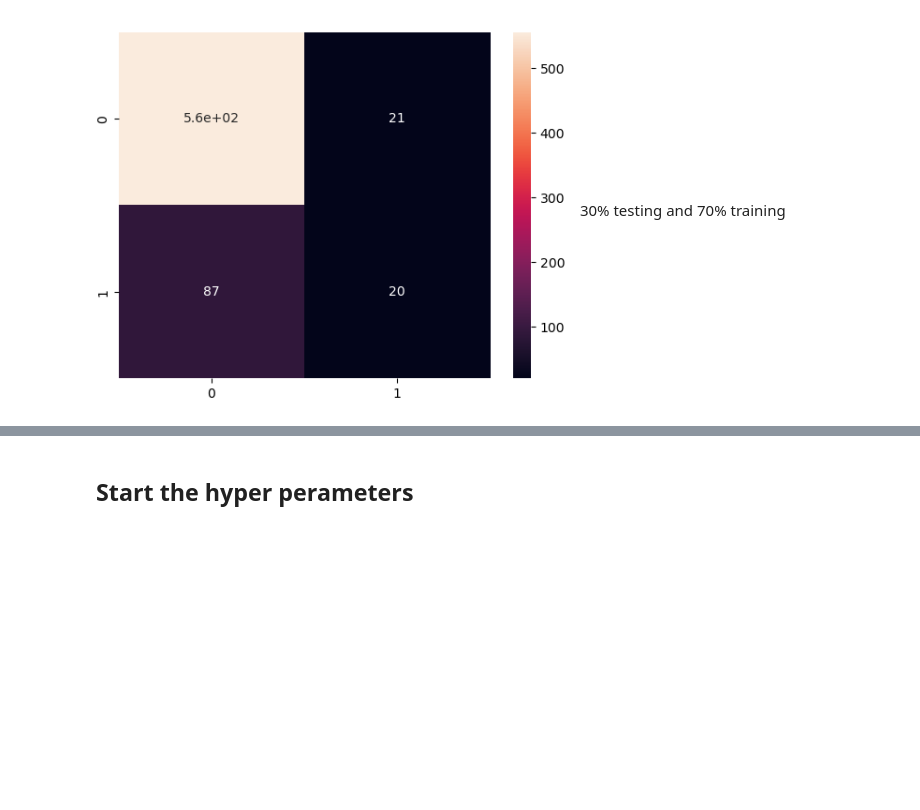
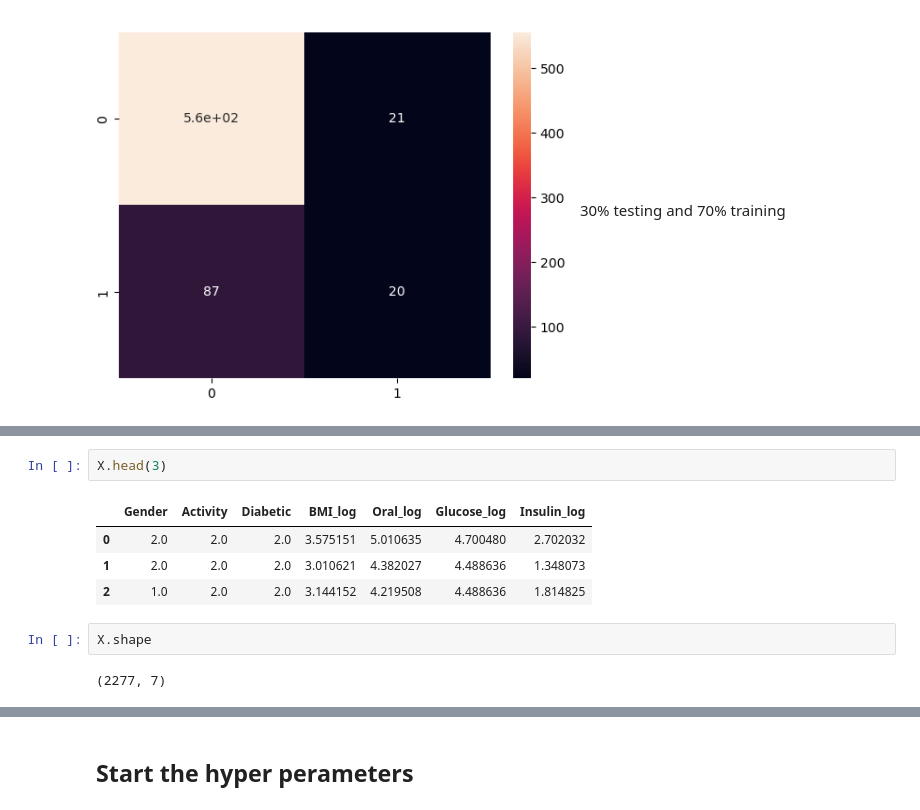
Before and after one commit to Ayomide-ola/Health-analysis, a Jupyter notebook: Integrated_CA .ipynb, the cells around one changed output, grey strips where cells are left out. Drawn from its saved outputs; the diff is of its cells as text; blank space fills up the shorter version.

```diff
--- a/Integrated_CA .ipynb
+++ b/Integrated_CA .ipynb
@@ -1436,0 +1515,11 @@ weighted avg       0.81      0.84      0.81       684
+# %%
+X.head(3)
+# %% [output]
+|  | Gender | Activity | Diabetic | BMI_log | Oral_log | Glucose_log | Insulin_log |
+| 0 | 2.0 | 2.0 | 2.0 | 3.575151 | 5.010635 | 4.700480 | 2.702032 |
+| 1 | 2.0 | 2.0 | 2.0 | 3.010621 | 4.382027 | 4.488636 | 1.348073 |
+| 2 | 1.0 | 2.0 | 2.0 | 3.144152 | 4.219508 | 4.488636 | 1.814825 |
+# %%
+X.shape
+# %% [output]
+(2277, 7)
```
Also changed, not shown: parts of 57 cells of this notebook.
